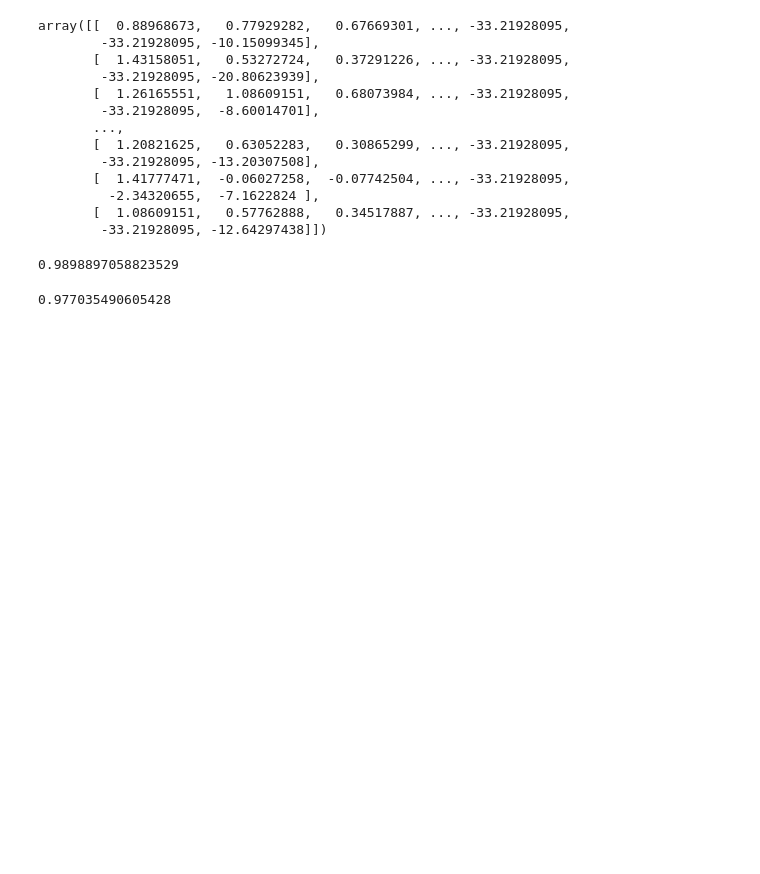
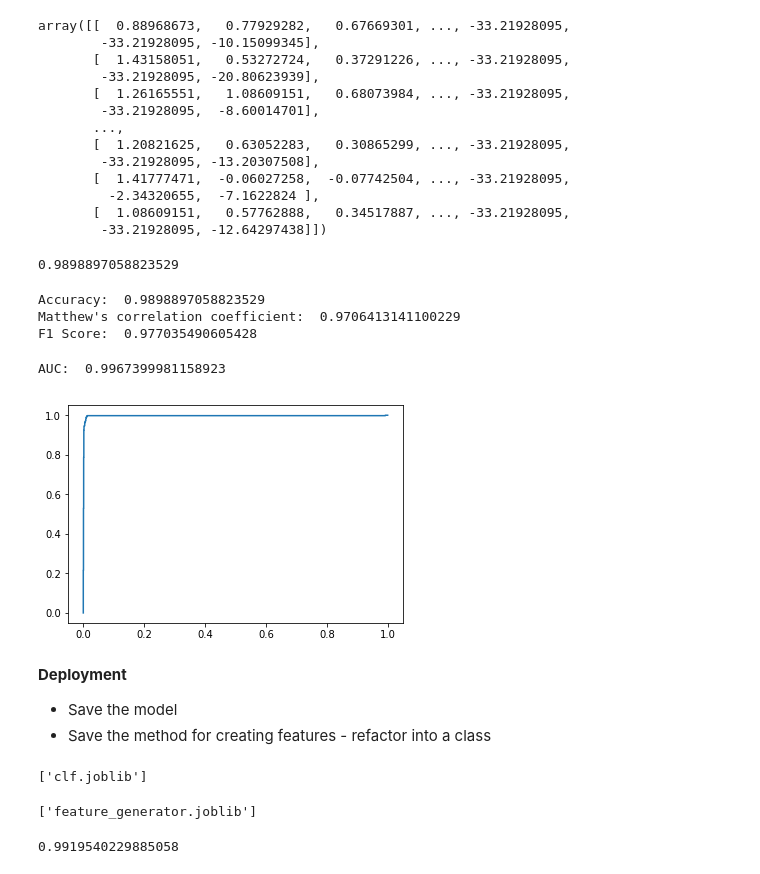
Before and after one commit to chupati/disasterdetection, a Jupyter notebook: Disaster_Detection_From_Social_Networks.ipynb, the cells around one changed output. Saved outputs shown, nothing was run; the diff lists cells and outputs as text; code cells hidden in the pictures; blank space fills up the shorter version.

```diff
--- a/Disaster_Detection_From_Social_Networks.ipynb
+++ b/Disaster_Detection_From_Social_Networks.ipynb
@@ -240,7 +241,7 @@ array([[  0.20717534,   0.20717534,   0.16300411, ..., -33.21928095,
          -0.36637571,   0.65453906]])
 # %%
 from sklearn.svm import SVC
-clf = SVC(gamma='auto')
+clf = SVC(gamma='auto', probability=True)
 clf.fit(x_train_features, y_train)
 clf.score(x_train_features, y_train)
 # %% [output]
@@ -302,11 +303,34 @@ clf.score(x_test_features, y_test)
 0.9898897058823529
 # %%
 y_preds = clf.predict(x_test_features)
-from sklearn.metrics import accuracy_score
-accuracy_score(y_test, y_preds)
-from sklearn.metrics import matthews_corrcoef
-matthews_corrcoef(y_test, y_preds)
-from sklearn.metrics import f1_score
-f1_score(y_test, y_preds)
+print('Accuracy: ', accuracy_score(y_test, y_preds))
+print('Matthew\'s correlation coefficient: ', matthews_corrcoef(y_test, y_preds))
+print('F1 Score: ', f1_score(y_test, y_preds))
 # %% [output]
-0.977035490605428
+Accuracy:  0.9898897058823529
+Matthew's correlation coefficient:  0.9706413141100229
+F1 Score:  0.977035490605428
+# %%
+scores = clf.predict_proba(x_test_features)
+fpr, tpr, thresholds = roc_curve(y_test, scores[:, 1])
+auc = roc_auc_score(y_test, scores[:, 1])
+print('AUC: ', auc)
+# %% [output]
+AUC:  0.9967399981158923
+# %%
+import matplotlib.pyplot as plt
+plt.plot(fpr, tpr)
+
+plt.show()
+# %% [output]
+[figure, added]
+# %% [markdown]
+**Deployment**
+
+* Save the model
+* Save the method for creating features - refactor into a class
+# %%
+from sklearn.externals import joblib
+joblib.dump(clf, 'clf.joblib')
+# %% [output]
+['clf.joblib']
@@ -312,0 +419,14 @@ f1_score(y_test, y_preds)
+# %%
+feature_generator = FeatureGeneration()
+feature_generator.fit(data)
+joblib.dump(feature_generator, 'feature_generator.joblib')
+# %% [output]
+['feature_generator.joblib']
+# %%
+x_train_features = feature_generator.transform(X_train)
+
+clf = SVC(gamma='auto', probability=True)
+clf.fit(x_train_features, y_train)
+clf.score(x_train_features, y_train)
+# %% [output]
+0.9919540229885058
```
Also changed, not shown: parts of 3 cells of this notebook.
